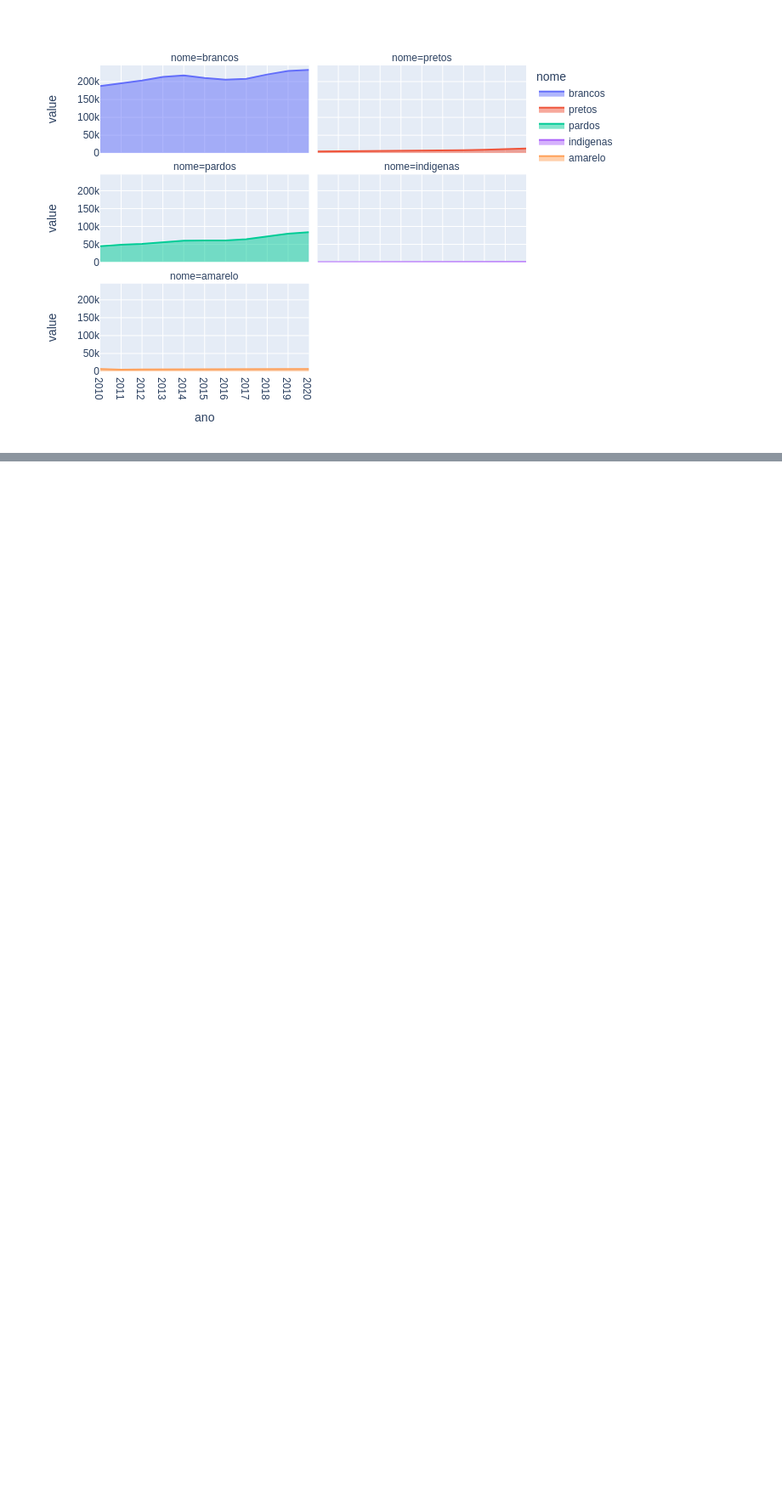
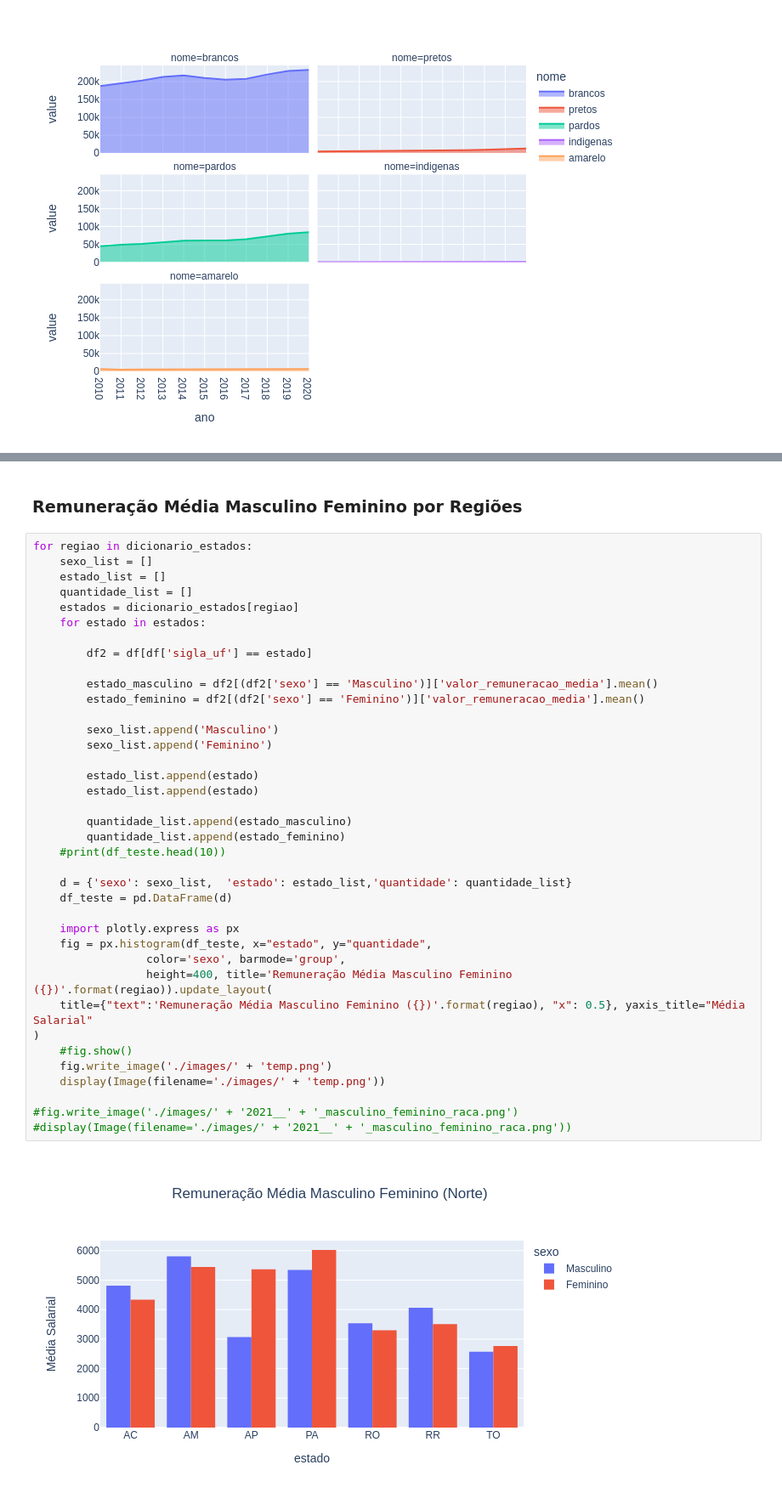
Before and after one commit to Mexazonic/HC_RAIS_ANALISE, a Jupyter notebook: [HC]Analise_RAIS.ipynb, the cells around one changed output, grey strips where cells are left out. Shown at 85% size. Drawn from its saved outputs; the diff is of its cells as text; blank space fills up the shorter version.

Commit message:
Adição de Comparação Média Salarial considerando gênero e raça

```diff
--- a/[HC]Analise_RAIS.ipynb
+++ b/[HC]Analise_RAIS.ipynb
@@ -304,0 +368,42 @@ Image(filename='./images/' + ano + 'line_plot.png')
+# %% [markdown]
+### Remuneração Média Masculino Feminino por Regiões
+# %%
+for regiao in dicionario_estados:
+    sexo_list = []
+    estado_list = []
+    quantidade_list = []
+    estados = dicionario_estados[regiao]
+    for estado in estados:
+
+        df2 = df[df['sigla_uf'] == estado]
+
+        estado_masculino = df2[(df2['sexo'] == 'Masculino')]['valor_remuneracao_media'].mean()
+        estado_feminino = df2[(df2['sexo'] == 'Feminino')]['valor_remuneracao_media'].mean()
+
+        sexo_list.append('Masculino')
+        sexo_list.append('Feminino')
+
+        estado_list.append(estado)
+        estado_list.append(estado)
+
+        quantidade_list.append(estado_masculino)
+        quantidade_list.append(estado_feminino)
+    #print(df_teste.head(10))
+
+    d = {'sexo': sexo_list,  'estado': estado_list,'quantidade': quantidade_list}
+    df_teste = pd.DataFrame(d)
+
+    import plotly.express as px
+    fig = px.histogram(df_teste, x="estado", y="quantidade",
+                 color='sexo', barmode='group',
+                 height=400, title='Remuneração Média Masculino Feminino ({})'.format(regiao)).update_layout(
+    title={"text":'Remuneração Média Masculino Feminino ({})'.format(regiao), "x": 0.5}, yaxis_title="Média Salarial"
+)
+    #fig.show()
+    fig.write_image('./images/' + 'temp.png')
+    display(Image(filename='./images/' + 'temp.png'))
+
+#fig.write_image('./images/' + '2021__' + '_masculino_feminino_raca.png')
+#display(Image(filename='./images/' + '2021__' + '_masculino_feminino_raca.png'))
+# %% [output]
+[figure, added]
```
Also changed, not shown: parts of 9 cells of this notebook.
